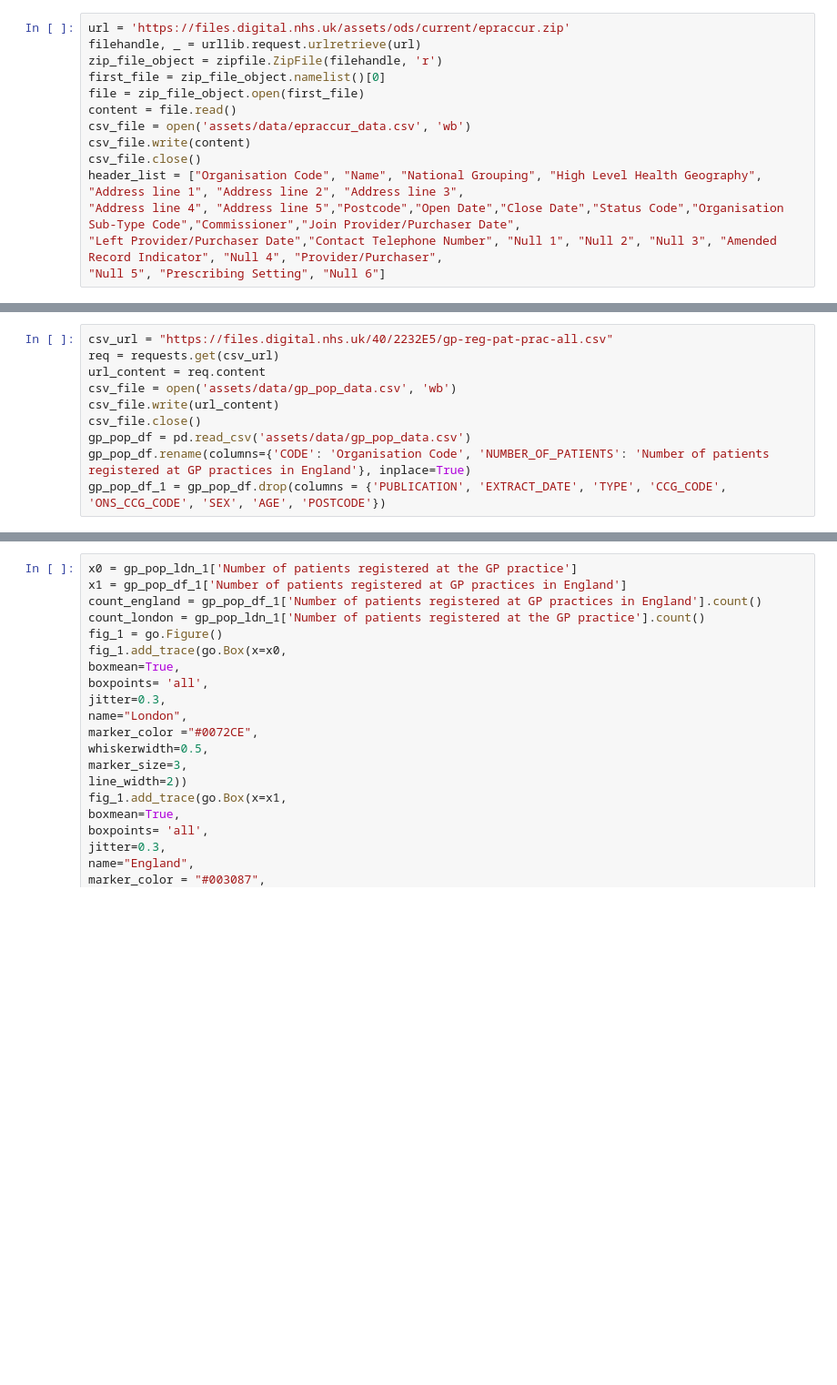
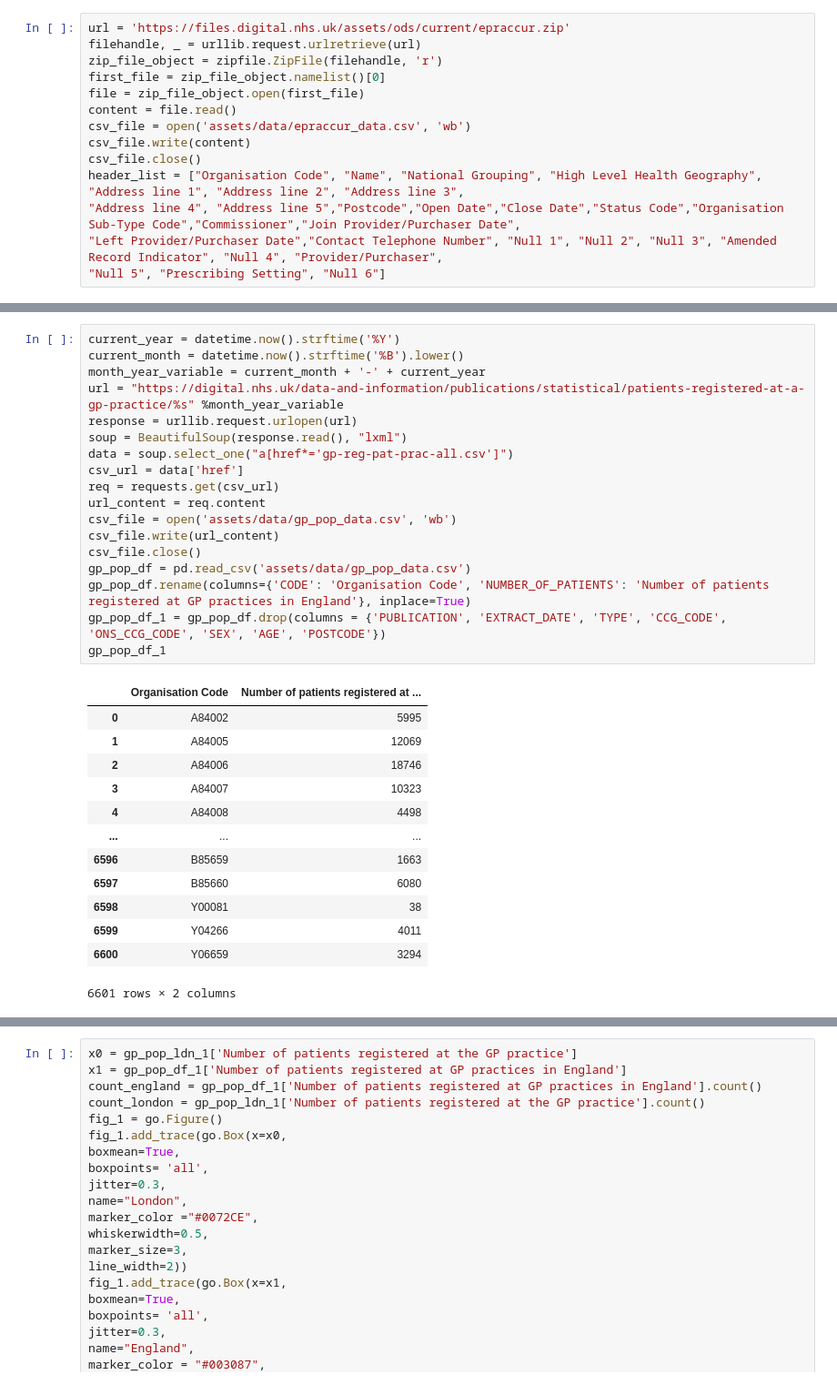
Before and after one commit to mattia-ficarelli/gp_mapping, a Jupyter notebook: dev.ipynb, the cells around one changed output, grey strips where cells are left out. Shown: that part at 91% size. Cells and saved outputs as stored; diff of their text form; blank space fills up the shorter version.

```diff
--- a/dev.ipynb
+++ b/dev.ipynb
@@ -48,13 +76,35 @@ gp_practice_df_ldn_3 = gp_practice_df_ldn_2.reset_index(drop = True)
 # %%
-csv_url = "https://files.digital.nhs.uk/40/2232E5/gp-reg-pat-prac-all.csv"
+current_year = datetime.now().strftime('%Y')
+current_month = datetime.now().strftime('%B').lower()
+month_year_variable = current_month + '-' + current_year
+url = "https://digital.nhs.uk/data-and-information/publications/statistical/patients-registered-at-a-gp-practice/%s" %month_year_variable
+response = urllib.request.urlopen(url)
+soup = BeautifulSoup(response.read(), "lxml")
+data = soup.select_one("a[href*='gp-reg-pat-prac-all.csv']")
+csv_url = data['href']
 req = requests.get(csv_url)
 url_content = req.content
 csv_file = open('assets/data/gp_pop_data.csv', 'wb')
 csv_file.write(url_content)
 csv_file.close()
 gp_pop_df = pd.read_csv('assets/data/gp_pop_data.csv')
 gp_pop_df.rename(columns={'CODE': 'Organisation Code', 'NUMBER_OF_PATIENTS': 'Number of patients registered at GP practices in England'}, inplace=True)
 gp_pop_df_1 = gp_pop_df.drop(columns = {'PUBLICATION', 'EXTRACT_DATE', 'TYPE', 'CCG_CODE', 'ONS_CCG_CODE', 'SEX', 'AGE', 'POSTCODE'})
+gp_pop_df_1
+# %% [output]
+|  | Organisation Code | Number of patients registered at ... |
+| 0 | A84002 | 5995 |
+| 1 | A84005 | 12069 |
+| 2 | A84006 | 18746 |
+| 3 | A84007 | 10323 |
+| 4 | A84008 | 4498 |
+| ... | ... | ... |
+| 6596 | B85659 | 1663 |
+| 6597 | B85660 | 6080 |
+| 6598 | Y00081 | 38 |
+| 6599 | Y04266 | 4011 |
+| 6600 | Y06659 | 3294 |
+6601 rows × 2 columns
 # %%
 gp_pop_ldn = gp_practice_df_ldn_3.join(gp_pop_df_1, rsuffix='Organisation Code')
 gp_pop_ldn.rename(columns={'Number of patients registered at GP practices in England': 'Number of patients registered at the GP practice'}, inplace=True)
```
Also changed, not shown: parts of 4 cells of this notebook, 2 other files.
